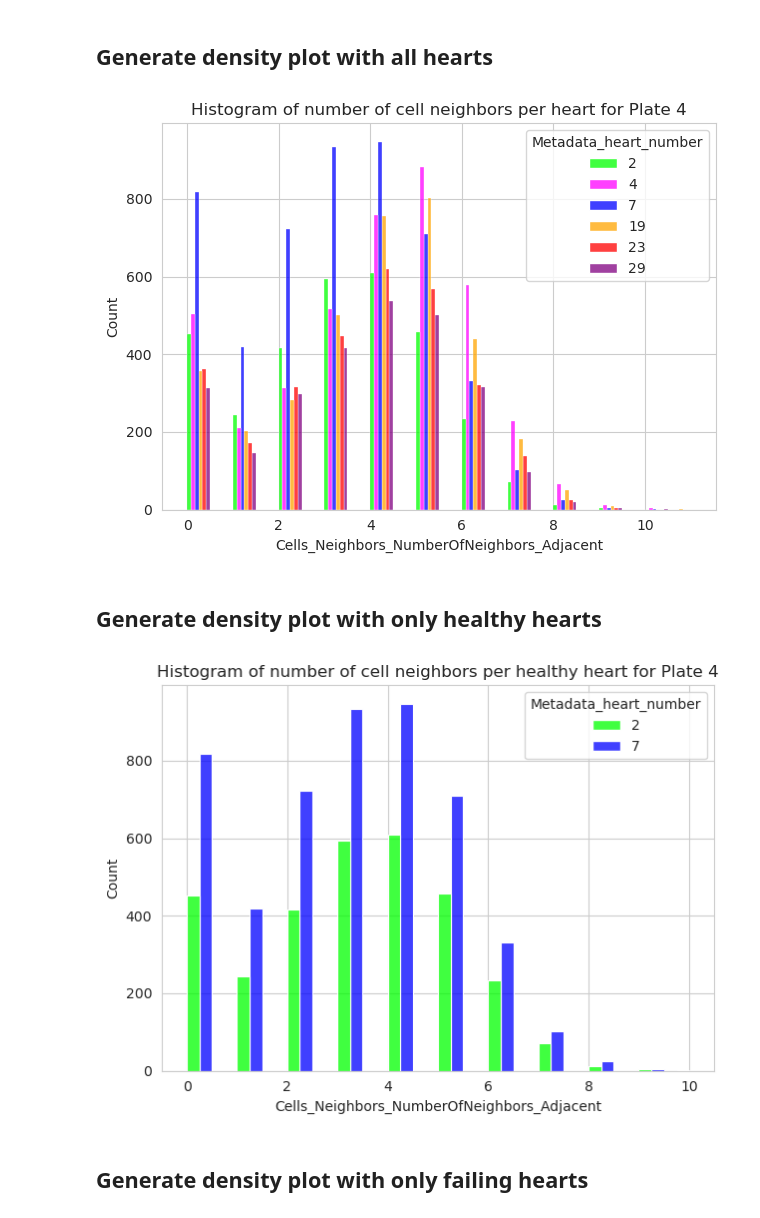
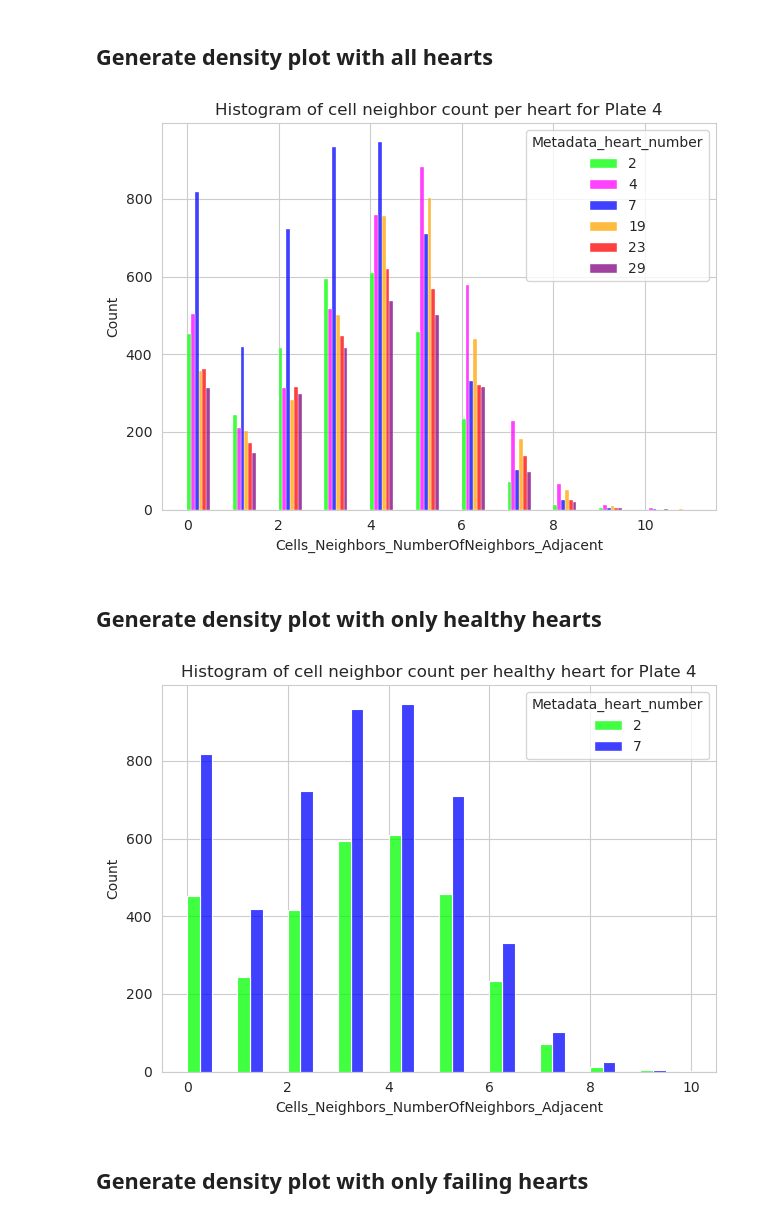
Before and after one commit to WayScience/cellpainting_predicts_cardiac_fibrosis, a Jupyter notebook: 4.analyze_data/notebooks/histogram_plot/histogram_plot.ipynb, the cells around one changed output. Saved outputs shown, nothing was run; the diff lists cells and outputs as text; code cells hidden in the pictures.

Commit message:
update title

```diff
--- a/4.analyze_data/notebooks/histogram_plot/histogram_plot.ipynb
+++ b/4.analyze_data/notebooks/histogram_plot/histogram_plot.ipynb
@@ -49,7 +49,7 @@ sns.histplot(
     multiple="dodge",
     binwidth=0.5
 )
-plt.title(f"Histogram of number of cell neighbors per heart for Plate 4")
+plt.title(f"Histogram of cell neighbor count per heart for Plate 4")
 plt.xlabel("Cells_Neighbors_NumberOfNeighbors_Adjacent")
 plt.ylabel("Count")
 
@@ -59,33 +59,33 @@ plt.savefig(
 )
 plt.show()
 # %% [output]
-[figure, old version]
+[figure, new version]
 # %% [markdown]
 ## Generate density plot with only healthy hearts
 # %%
 # Filter out only healthy hearts to generate plot
 filtered_df = annotated_df[annotated_df['Metadata_cell_type'] == 'Healthy']
 
 sns.set_style("whitegrid")
 sns.histplot(
     data=filtered_df,
     x="Cells_Neighbors_NumberOfNeighbors_Adjacent",
     hue='Metadata_heart_number',
     palette=["#00FF00", "#0000FF"],
     multiple="dodge",
     binwidth=0.5
 )
-plt.title(f"Histogram of number of cell neighbors per healthy heart for Plate 4")
+plt.title(f"Histogram of cell neighbor count per healthy heart for Plate 4")
 plt.xlabel("Cells_Neighbors_NumberOfNeighbors_Adjacent")
 plt.ylabel("Count")
 
 plt.tight_layout()
 plt.savefig(
     pathlib.Path(f"{output_dir_fig}/plate_4_heart_healthy_neighbors.png"), dpi=500
 )
 plt.show()
 # %% [output]
-[figure, old version]
+[figure, new version]
 # %% [markdown]
 ## Generate density plot with only failing hearts
 # %%
```
Also changed, not shown: parts of 1 cell of this notebook, 4 other files.
